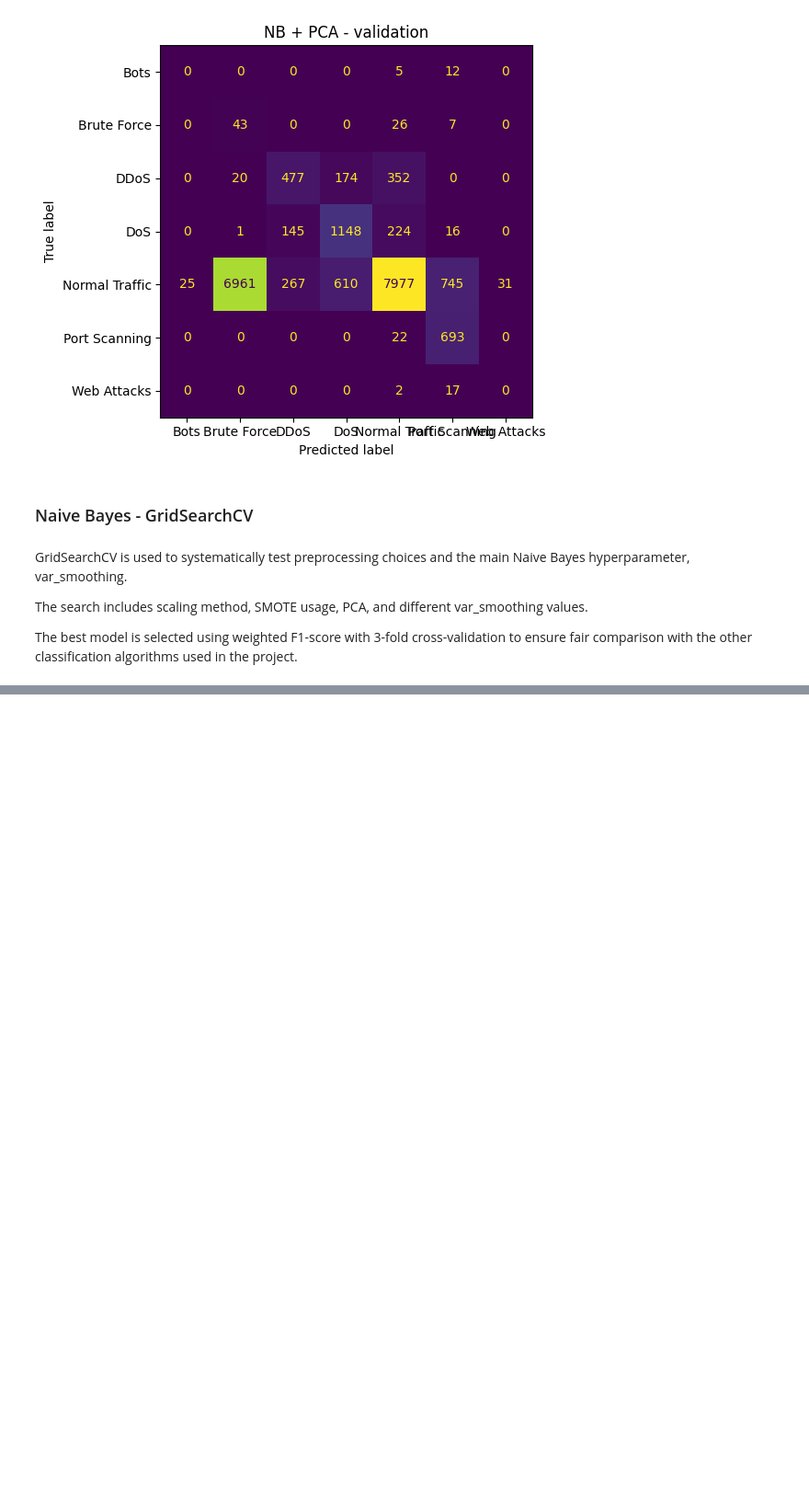
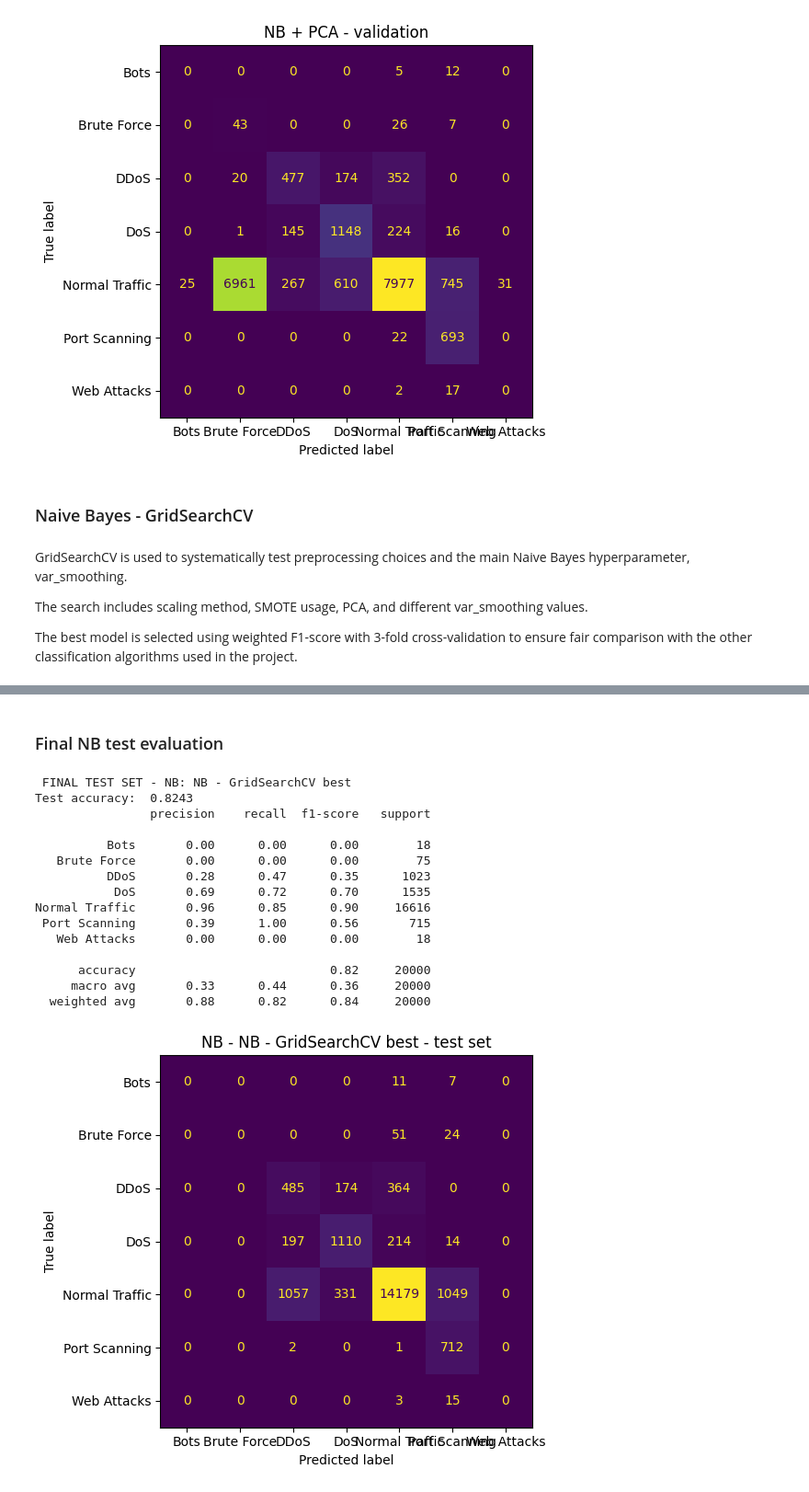
Before and after one commit to Kelz09/cicids2017-classification, a Jupyter notebook: training/LR_NB_Topi.ipynb, the cells around one changed output, grey strips where cells are left out. Shown at 92% size. Drawn from its saved outputs; the diff is of its cells as text; code cells hidden in the pictures; blank space fills up the shorter version.

```diff
--- a/training/LR_NB_Topi.ipynb
+++ b/training/LR_NB_Topi.ipynb
@@ -633,0 +784,31 @@ Best NB params: {'classifier__var_smoothing': 1e-09, 'dimred': PCA(n_components=
+# %% [markdown]
+### Final NB test evaluation
+# %%
+nb_test_pred = best_nb_model.predict(X_test_s)
+
+print(f"\n FINAL TEST SET - NB: {best_nb_name}")
+print(f"Test accuracy:  {accuracy_score(y_test, nb_test_pred):.4f}")
+print(classification_report(y_test, nb_test_pred, zero_division=0))
+
+plot_confusion(
+    y_test,
+    nb_test_pred,
+    f"NB - {best_nb_name} - test set"
+)
+# %% [output]
+ FINAL TEST SET - NB: NB - GridSearchCV best
+Test accuracy:  0.8243
+                precision    recall  f1-score   support
+
+          Bots       0.00      0.00      0.00        18
+   Brute Force       0.00      0.00      0.00        75
+          DDoS       0.28      0.47      0.35      1023
+           DoS       0.69      0.72      0.70      1535
+Normal Traffic       0.96      0.85      0.90     16616
+ Port Scanning       0.39      1.00      0.56       715
+   Web Attacks       0.00      0.00      0.00        18
+
+      accuracy                           0.82     20000
+     macro avg       0.33      0.44      0.36     20000
+  weighted avg       0.88      0.82      0.84     20000
+[figure, added]
```
Also changed, not shown: parts of 22 cells of this notebook.
